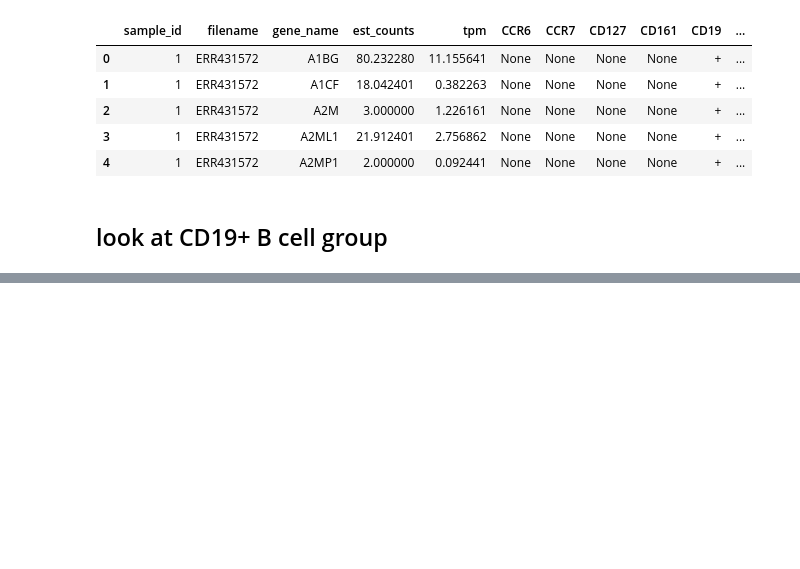
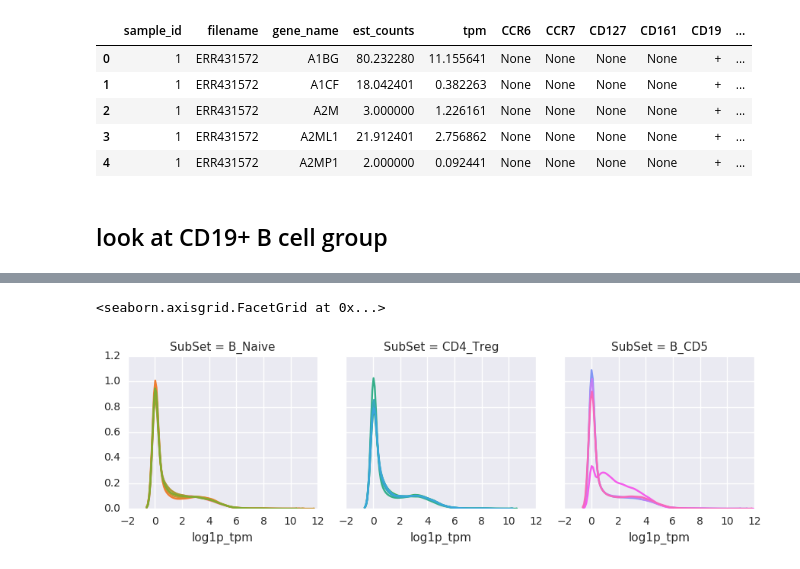
Before and after one commit to hammerlab/immune-infiltrate-explorations, a Jupyter notebook: behavior_of_rnaseq_data/0.5 load (jacki).ipynb, the cells around one changed output, grey strips where cells are left out. Drawn from its saved outputs; the diff is of its cells as text; code cells hidden in the pictures; blank space fills up the shorter version.

```diff
--- a/behavior_of_rnaseq_data/0.5 load (jacki).ipynb
+++ b/behavior_of_rnaseq_data/0.5 load (jacki).ipynb
@@ -100,6 +109,7 @@ drwxr-xr-x 2 jacquelineburos jacquelineburos 4096 Jul 29 23:40 ERR431583
 drwxr-xr-x 2 jacquelineburos jacquelineburos 4096 Jul 31 19:53 ERR431624
 # %%
 from pyensembl import cached_release
+import os
 ensembl_release = cached_release(79)
 def load_multiple(files):
     """
@@ -107,14 +117,18 @@ def load_multiple(files):
     """
     dfs = []
     for ix, f in enumerate(files):
-        df = pd.read_csv('data/output/%s/abundance.tsv' % f, sep='\t')
+        filename = 'data/output/%s/abundance.tsv' % f
+        if not os.path.exists(filename):
+            download(f)
+        df = pd.read_csv(filename, sep='\t')
         df['sample_id'] = ix+1
         df['filename'] = f
         df['gene_name'] = df['target_id'].map(lambda t: ensembl_release.gene_name_of_transcript_id(t))
+        df['log1p_tpm'] = np.log1p(df['tpm'])
         dfs.append(df)
     return pd.concat(dfs)
 
-def simple_summary(df):
+def prep_simple_summary(df):
     """
     sum counts, abundance (tpm) across genes
     """
@@ -280,0 +332,12 @@ TypeError: jointplot() takes at least 2 arguments (4 given)
+# %%
+def load_by_cell_type(cell_types, metadata,
+                      prep_simple_summary=prep_simple_summary,
+                      load_multiple_files=load_multiple):
+    file_ids = []
+    [file_ids.extend(list(metadata.loc[metadata.SubSet == cell_type, 'filename'].values)) for cell_type in cell_types]
+    simple_summary_data = prep_simple_summary(load_multiple_files(file_ids))
+    simple_summary_data['log1p_tpm'] = np.log1p(simple_summary_data['tpm'])
+    simple_summary_data['log1p_counts'] = np.log1p(simple_summary_data['est_counts'])
+    return pd.merge(simple_summary_data, metadata, on='filename', how='left')
+# %%
+annotated_summary = load_by_cell_type(['B_Naive','CD4_Treg','B_CD5'], metadata=subsets)
@@ -280,0 +372,6 @@ TypeError: jointplot() takes at least 2 arguments (4 given)
+# %%
+g = sns.FacetGrid(annotated_summary, hue='sample_id', col='SubSet')
+g.map(sns.distplot, 'log1p_tpm', hist=False)
+# %% [output]
+<seaborn.axisgrid.FacetGrid at 0x...>
+[figure, added]
```
Also changed, not shown: parts of 33 cells of this notebook.
